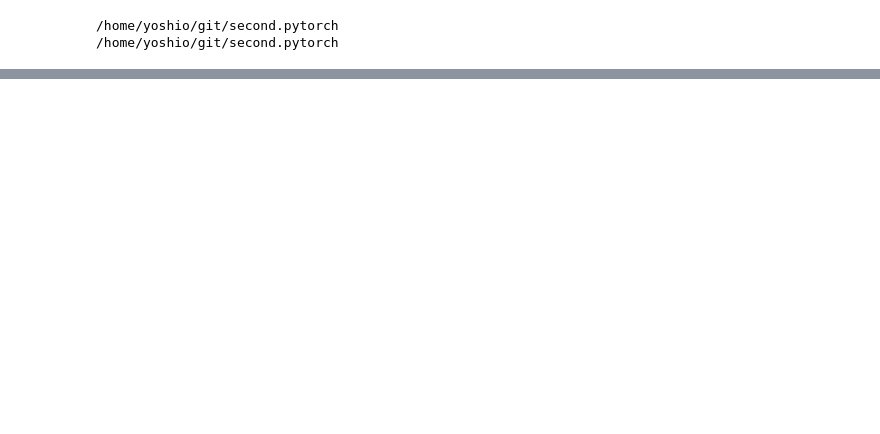
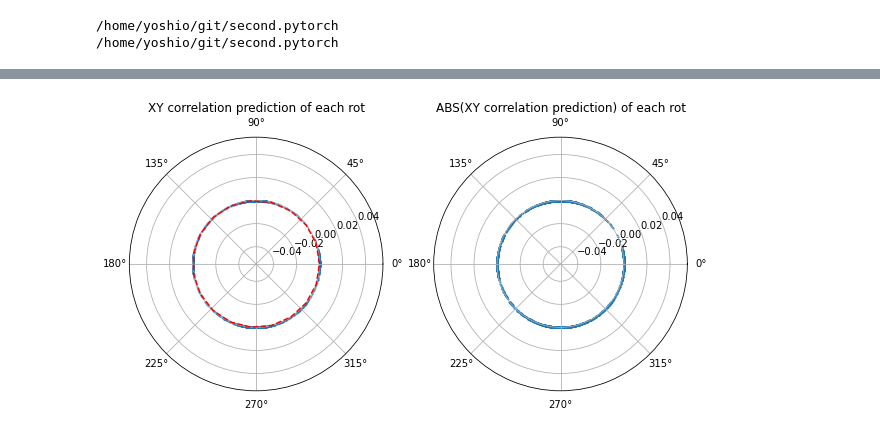
Before and after one commit to Yosshi999/ProbPointPillars, a Jupyter notebook: notebooks/RegressionCalibration.ipynb, the cells around one changed output, grey strips where cells are left out. Cells and saved outputs as stored; diff of their text form; code cells hidden in the pictures; blank space fills up the shorter version.

```diff
--- a/notebooks/RegressionCalibration.ipynb
+++ b/notebooks/RegressionCalibration.ipynb
@@ -453,0 +291,13 @@ plt.show()
+# %%
+plt.figure(figsize=(10,5))
+ax = plt.subplot(1,2,1, polar=True)
+ax.set_title(f"XY correlation prediction of each rot")
+ax.scatter(df.Rot, df.xy_correlation_pred, s=1, alpha=0.3)
+ax.plot(np.linspace(0, np.pi*2, 20), np.zeros(20), "r--")
+
+ax = plt.subplot(1,2,2, polar=True)
+ax.set_title(f"ABS(XY correlation prediction) of each rot")
+ax.scatter(df.Rot, np.abs(df.xy_correlation_pred), s=1)
+plt.show()
+# %% [output]
+[figure, added]
```
Also changed, not shown: parts of 21 cells of this notebook.
